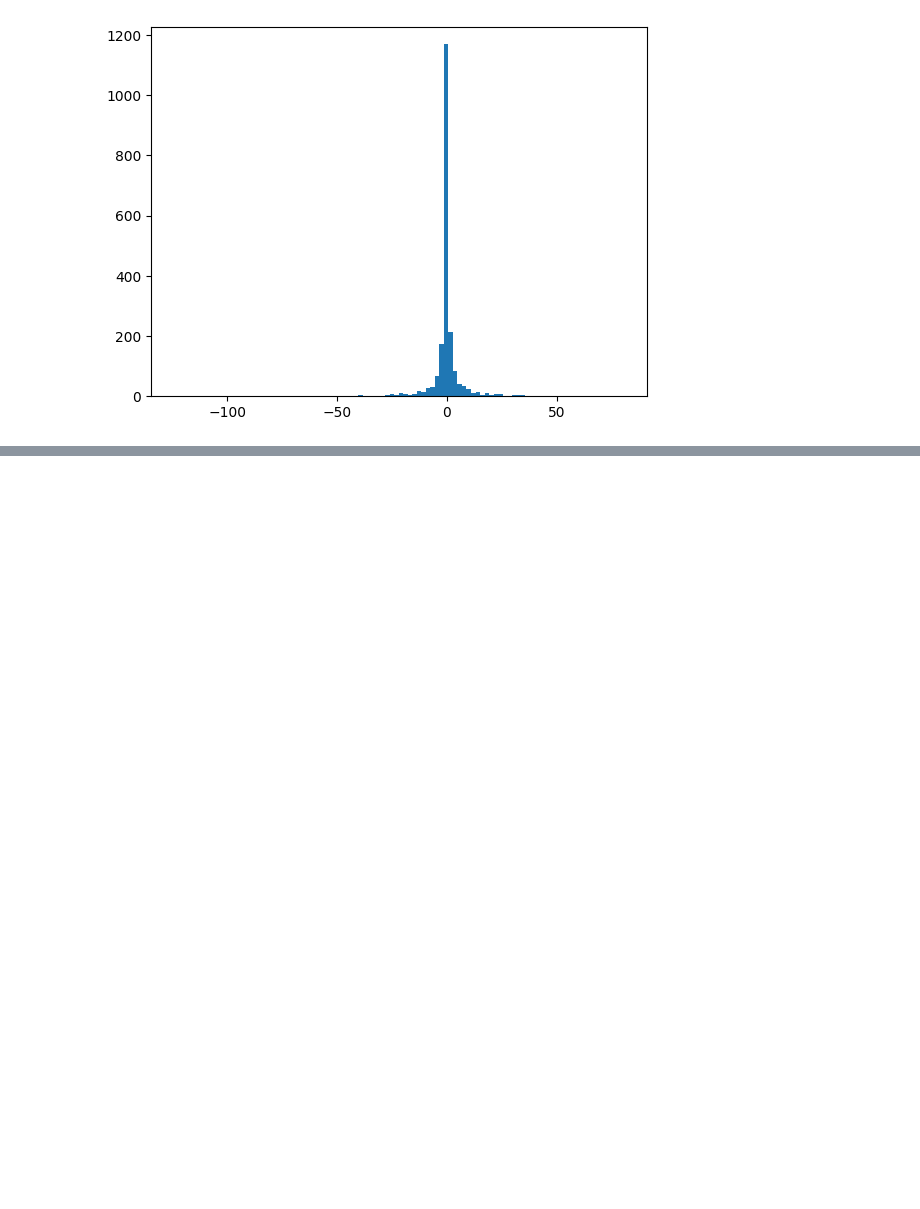
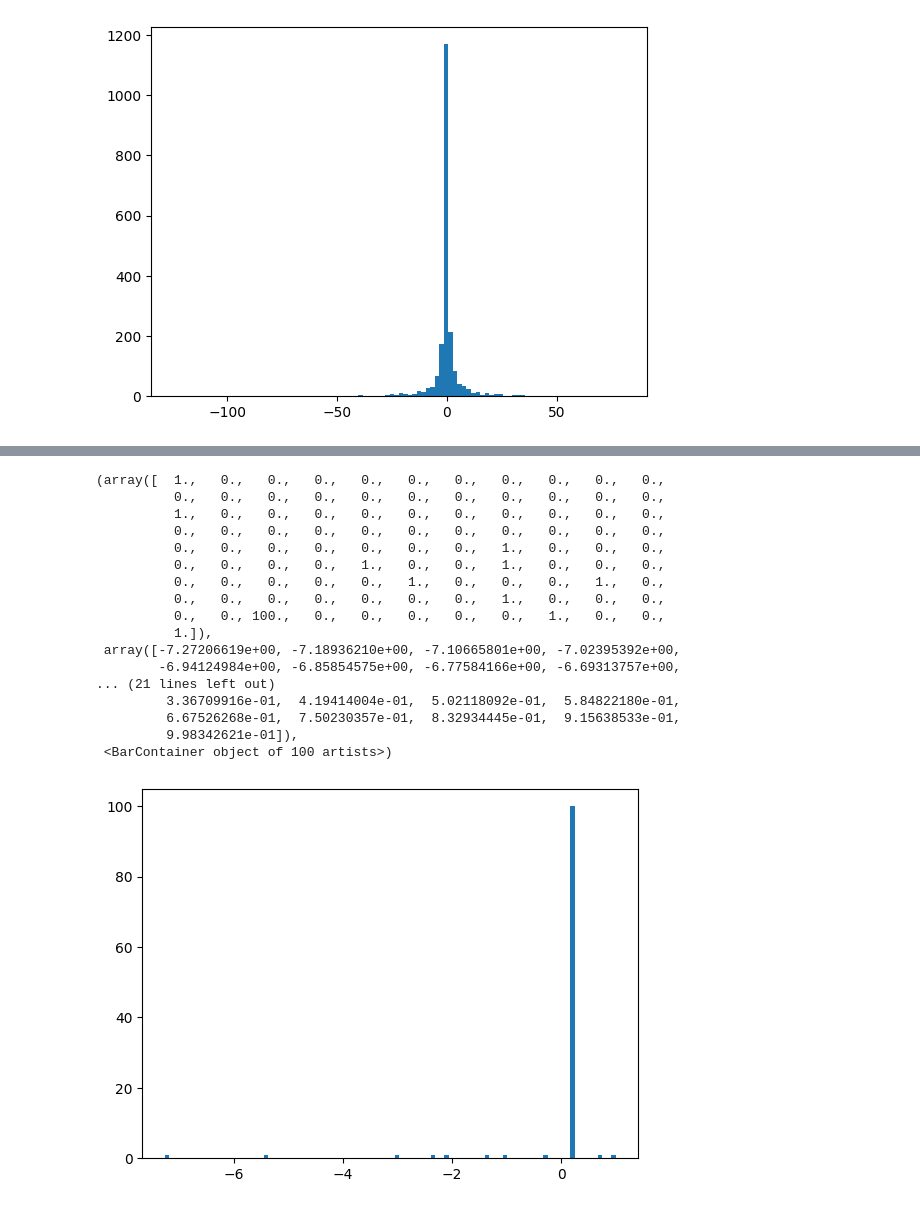
Before and after one commit to pinakm9/DeepRFM, a Jupyter notebook: notebooks/test.ipynb, the cells around one changed output, grey strips where cells are left out. Cells and saved outputs as stored; diff of their text form; code cells hidden in the pictures; blank space fills up the shorter version.

```diff
--- a/notebooks/test.ipynb
+++ b/notebooks/test.ipynb
@@ -207,0 +146,21 @@ f(1, 11)
+# %%
+plt.hist((c-c.mean())/c.std(), bins=100)
+# %% [output]
+(array([  1.,   0.,   0.,   0.,   0.,   0.,   0.,   0.,   0.,   0.,   0.,
+          0.,   0.,   0.,   0.,   0.,   0.,   0.,   0.,   0.,   0.,   0.,
+          1.,   0.,   0.,   0.,   0.,   0.,   0.,   0.,   0.,   0.,   0.,
+          0.,   0.,   0.,   0.,   0.,   0.,   0.,   0.,   0.,   0.,   0.,
+          0.,   0.,   0.,   0.,   0.,   0.,   0.,   1.,   0.,   0.,   0.,
+          0.,   0.,   0.,   0.,   1.,   0.,   0.,   1.,   0.,   0.,   0.,
+          0.,   0.,   0.,   0.,   0.,   1.,   0.,   0.,   0.,   1.,   0.,
+          0.,   0.,   0.,   0.,   0.,   0.,   0.,   1.,   0.,   0.,   0.,
+          0.,   0., 100.,   0.,   0.,   0.,   0.,   0.,   1.,   0.,   0.,
+          1.]),
+ array([-7.27206619e+00, -7.18936210e+00, -7.10665801e+00, -7.02395392e+00,
+        -6.94124984e+00, -6.85854575e+00, -6.77584166e+00, -6.69313757e+00,
+... (21 lines left out)
+         3.36709916e-01,  4.19414004e-01,  5.02118092e-01,  5.84822180e-01,
+         6.67526268e-01,  7.50230357e-01,  8.32934445e-01,  9.15638533e-01,
+         9.98342621e-01]),
+ <BarContainer object of 100 artists>)
+[figure, added]
```
Also changed, not shown: parts of 37 cells of this notebook, 6 other files.
